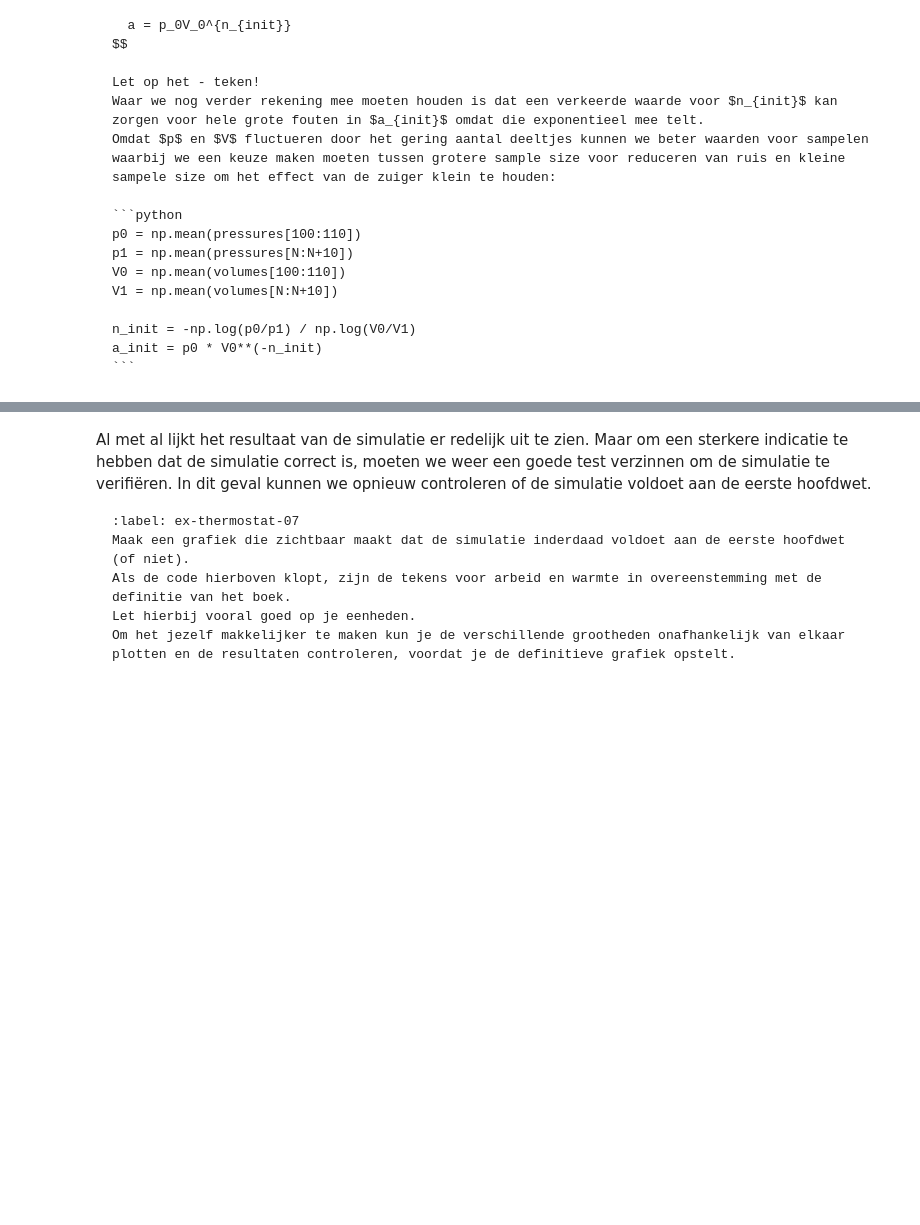
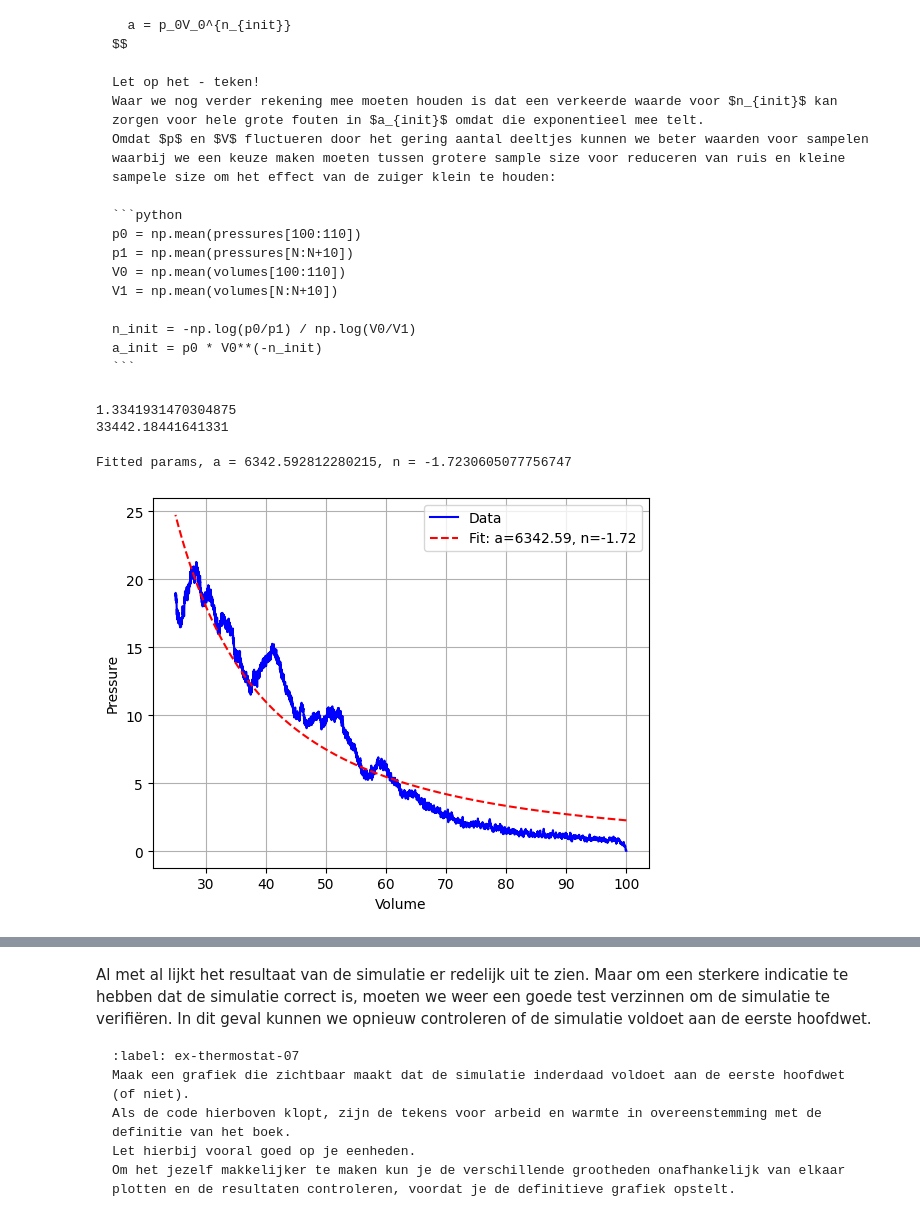
Before and after one commit to Arjunavhale/99, a Jupyter notebook: Content/PySim/8_thermostaat (1).ipynb, the cells around one changed output, grey strips where cells are left out. Saved outputs shown, nothing was run; the diff lists cells and outputs as text; code cells hidden in the pictures; blank space fills up the shorter version.

`````diff
--- a/Content/PySim/8_thermostaat (1).ipynb
+++ b/Content/PySim/8_thermostaat (1).ipynb
@@ -134,12 +133,14 @@ def create_particles(particles):
         particles.append(ParticleClass(m=1.0, v=[vx, vy], r=[x, y], R=RADIUS))
 
 def temperature(particles) -> float:
-    temp = 0.0
-    for p in particles:
-        temp += p.kin_energy
-    temp /= (N * k_B)
+    k_B = 1.380649e-23
+    f = 2
+    v2 = np.array([np.dot(p.v, p.v) for p in particles])
+    mean_v2 = np.mean(v2)
+    m = particles[0].m
+    temp = (m * mean_v2) / (f * k_B)
+    return float(temp)
 
-    return temp
 
 def handle_collisions(particles):
     """ alle onderlinge botsingen afhandelen voor deeltjes in lijst """
@@ -339,20 +356,36 @@ a_init = p0 * V0**(-n_init)
 ```
 ````
 # %%
-p0 = np.mean(pressures[100:110])
-p1 = np.mean(pressures[-10:])
-V0 = np.mean(volumes[100:110])
-V1 = np.mean(volumes[-10:])
+p0 = np.mean(pressures[100:200])
+p1 = np.mean(pressures[-100:])
+V0 = np.mean(volumes[100:200])
+V1 = np.mean(volumes[-100:])
 
 n_init = -np.log(p0/p1) / np.log(V0/V1)
 a_init = p0 * V0**(n_init)
-print(n_init)
+print(np.log(V0/V1))
 print(a_init)
+# %% [output]
+1.3341931470304875
+33442.18441641331
 # %%
 def power_law(vol, a, n):
     return a * vol**n
 
-#your code/answer
+values, covariance = curve_fit(power_law, volumes, pressures, p0=[a_init, n_init])
+a_fit, n_fit = values
+print(f"Fitted params, a = {a_fit}, n = {n_fit}")
+plt.figure()
+plt.plot(volumes, pressures, 'b-', label='Data')
+plt.plot(volumes, power_law(volumes, *values), 'r--',label=f'Fit: a={a_fit:.2f}, n={n_fit:.2f}')
+plt.xlabel('Volume')
+plt.ylabel('Pressure')
+plt.legend()
+plt.grid(True)
+plt.show()
+# %% [output]
+Fitted params, a = 6342.592812280215, n = -1.7230605077756747
+[figure, added]
 # %% [markdown]
 Je ziet dat de exponent van dit $(P,V)$-diagram net niet overeenkomt met de ideale verwachting.
 
`````
Also changed, not shown: parts of 6 cells of this notebook.
